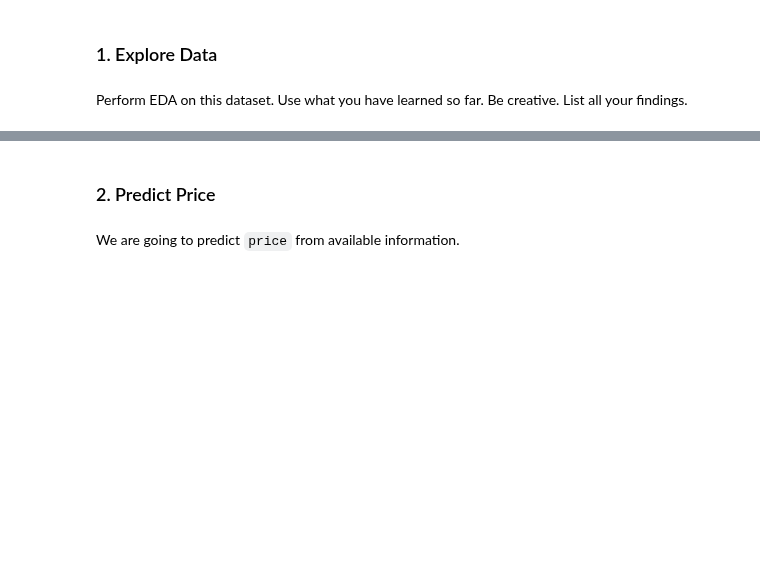
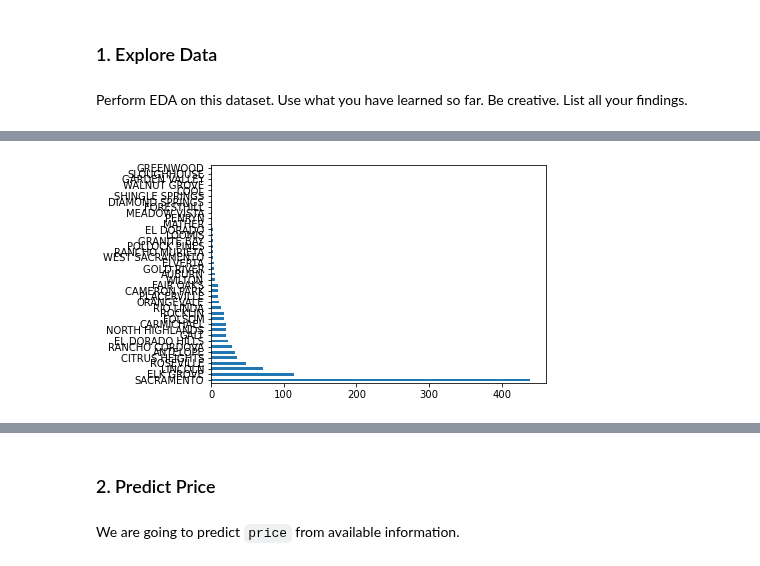
Before and after one commit to reediredale/institute-of-data, a Jupyter notebook: Module 4/Lab_4.1.1.ipynb, the cells around one changed output, grey strips where cells are left out. Cells and saved outputs as stored; diff of their text form; code cells hidden in the pictures; blank space fills up the shorter version.

```diff
--- a/Module 4/Lab_4.1.1.ipynb
+++ b/Module 4/Lab_4.1.1.ipynb
@@ -25,0 +178,4 @@ house_csv = "./../data/Sacramento_transactions.csv"
+# %%
+data['city'].value_counts().plot(kind='barh');
+# %% [output]
+[figure, added]
```
Also changed, not shown: parts of 50 cells of this notebook.
